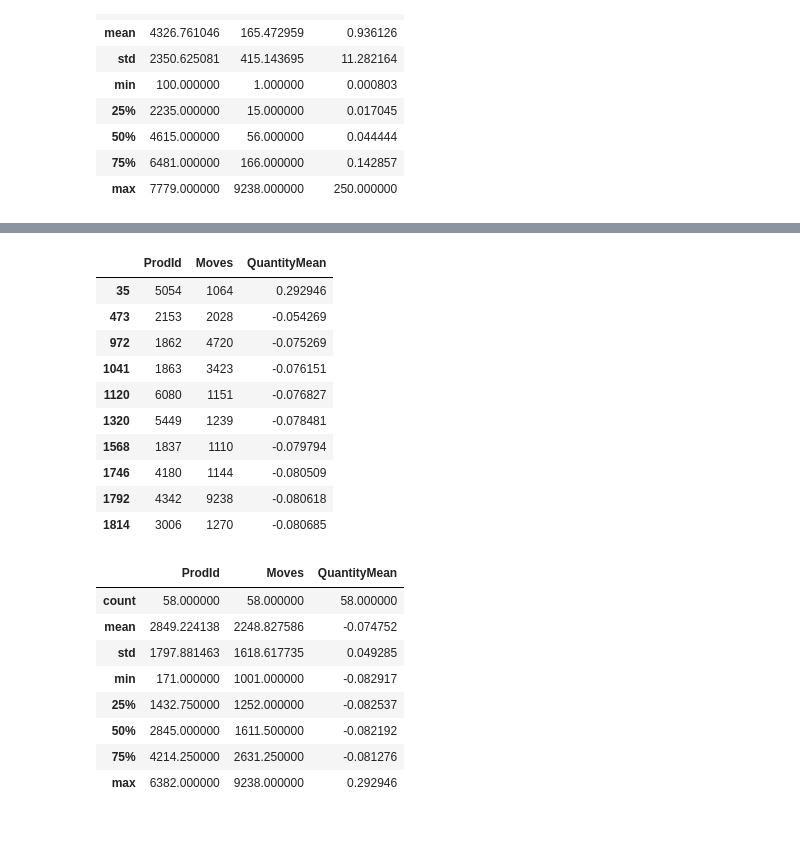
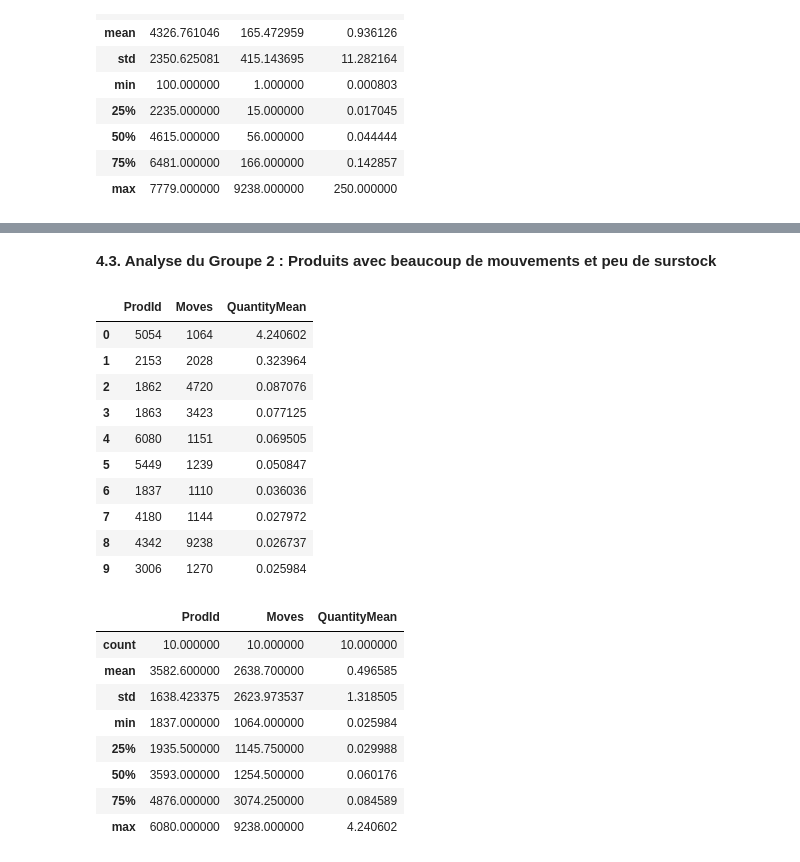
Before and after one commit to Fenokely/projetia_iasm1, a Jupyter notebook: data_process/data_process.ipynb, the cells around one changed output, grey strips where cells are left out. Cells and saved outputs as stored; diff of their text form; code cells hidden in the pictures; blank space fills up the shorter version.

```diff
--- a/data_process/data_process.ipynb
+++ b/data_process/data_process.ipynb
@@ -205,9 +229,3 @@ s_2.describe()
 | 50% | 4615.000000 | 56.000000 | 0.044444 |
 | 75% | 6481.000000 | 166.000000 | 0.142857 |
 | max | 7779.000000 | 9238.000000 | 250.000000 |
-# %%
-from sklearn.preprocessing import StandardScaler
-# Normaliser les données
-scaler = StandardScaler()
-s_2[['QuantityMean']] = scaler.fit_transform(s_2[['QuantityMean']])
-s_2.head()
@@ -244,27 +303,29 @@ plt.show()
+# %% [markdown]
+**4.3. Analyse du Groupe 2 : Produits avec beaucoup de mouvements et peu de surstock**
 # %%
-s_3 = s_2[(s_2['QuantityMean']<10) & (s_2['Moves']> 1000)].copy()
-s_3.head(10)
+G2 = s_2[(s_2['Moves'] > 1000) & (s_2['QuantityMean'] > 0.025)].copy()
+G2.head(10).sort_values(by='QuantityMean', ascending=False, ignore_index=True)
 # %% [output]
 |  | ProdId | Moves | QuantityMean |
-| 35 | 5054 | 1064 | 0.292946 |
-| 473 | 2153 | 2028 | -0.054269 |
-| 972 | 1862 | 4720 | -0.075269 |
-| 1041 | 1863 | 3423 | -0.076151 |
-| 1120 | 6080 | 1151 | -0.076827 |
-| 1320 | 5449 | 1239 | -0.078481 |
-| 1568 | 1837 | 1110 | -0.079794 |
-| 1746 | 4180 | 1144 | -0.080509 |
-| 1792 | 4342 | 9238 | -0.080618 |
-| 1814 | 3006 | 1270 | -0.080685 |
+| 0 | 5054 | 1064 | 4.240602 |
+| 1 | 2153 | 2028 | 0.323964 |
+| 2 | 1862 | 4720 | 0.087076 |
+| 3 | 1863 | 3423 | 0.077125 |
+| 4 | 6080 | 1151 | 0.069505 |
+| 5 | 5449 | 1239 | 0.050847 |
+| 6 | 1837 | 1110 | 0.036036 |
+| 7 | 4180 | 1144 | 0.027972 |
+| 8 | 4342 | 9238 | 0.026737 |
+| 9 | 3006 | 1270 | 0.025984 |
 # %%
-s_3.describe()
+G2.describe()
 # %% [output]
 |  | ProdId | Moves | QuantityMean |
-| count | 58.000000 | 58.000000 | 58.000000 |
-| mean | 2849.224138 | 2248.827586 | -0.074752 |
-| std | 1797.881463 | 1618.617735 | 0.049285 |
-| min | 171.000000 | 1001.000000 | -0.082917 |
-| 25% | 1432.750000 | 1252.000000 | -0.082537 |
-| 50% | 2845.000000 | 1611.500000 | -0.082192 |
-| 75% | 4214.250000 | 2631.250000 | -0.081276 |
-| max | 6382.000000 | 9238.000000 | 0.292946 |
+| count | 10.000000 | 10.000000 | 10.000000 |
+| mean | 3582.600000 | 2638.700000 | 0.496585 |
+| std | 1638.423375 | 2623.973537 | 1.318505 |
+| min | 1837.000000 | 1064.000000 | 0.025984 |
+| 25% | 1935.500000 | 1145.750000 | 0.029988 |
+| 50% | 3593.000000 | 1254.500000 | 0.060176 |
+| 75% | 4876.000000 | 3074.250000 | 0.084589 |
+| max | 6080.000000 | 9238.000000 | 4.240602 |
```
Also changed, not shown: parts of 43 cells of this notebook.
